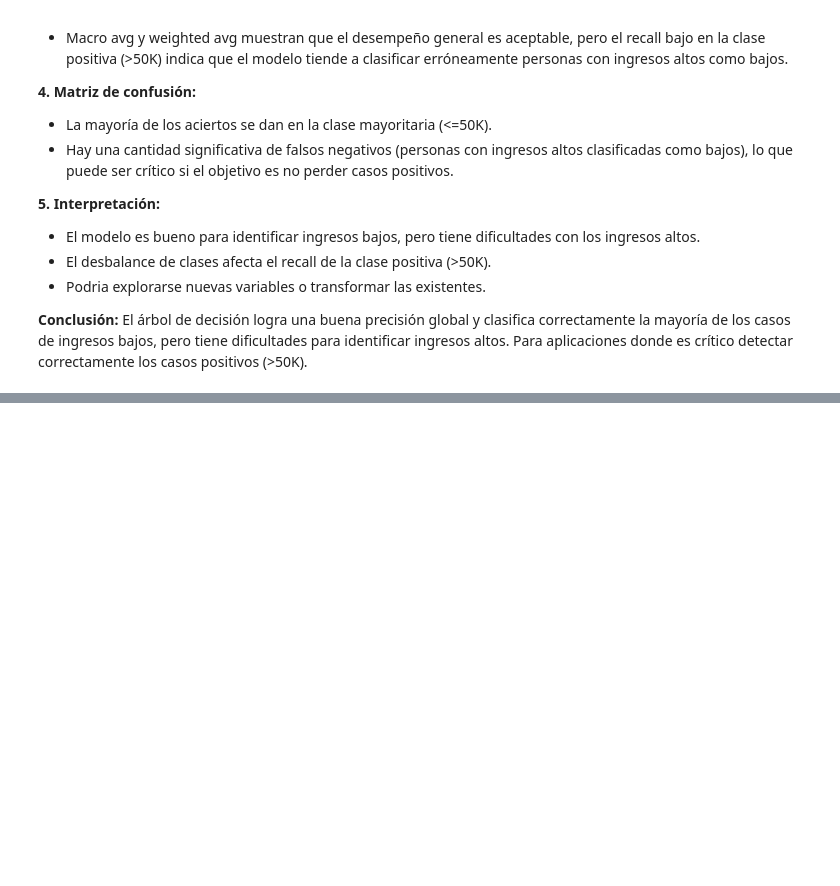
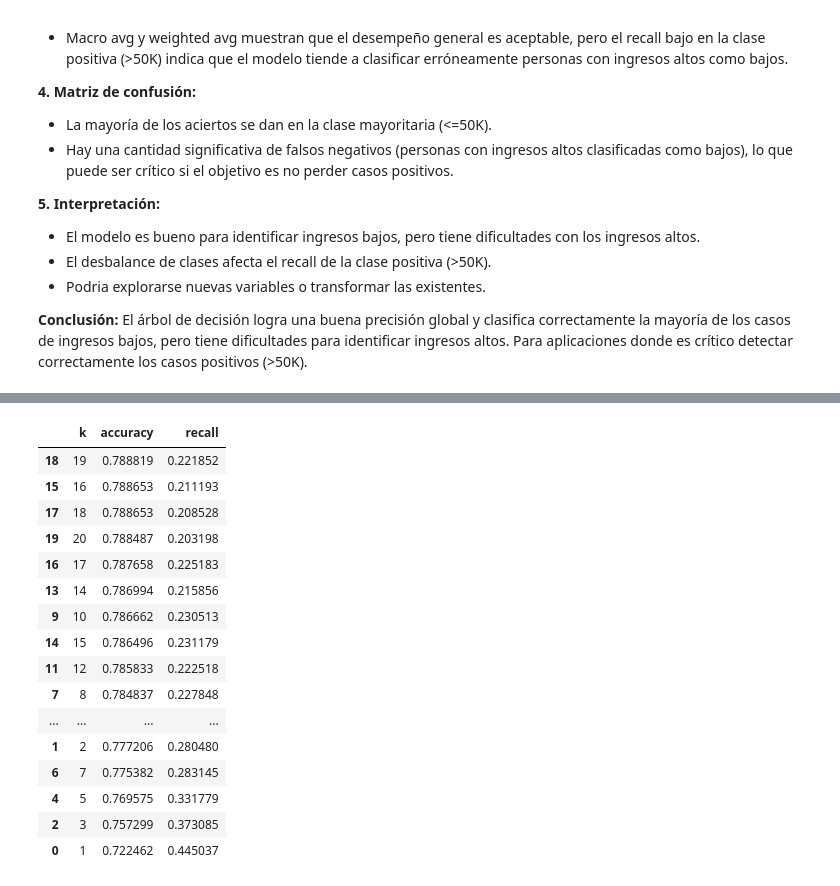
Before and after one commit to aalejoz25/adult_income_prediction_EDA_ML, a Jupyter notebook: adult_income_prediction.ipynb, the cells around one changed output, grey strips where cells are left out. Saved outputs shown, nothing was run; the diff lists cells and outputs as text; code cells hidden in the pictures; blank space fills up the shorter version.

```diff
--- a/adult_income_prediction.ipynb
+++ b/adult_income_prediction.ipynb
@@ -548,0 +585,13 @@ El árbol de decisión logra una buena precisión global y clasifica correctamen
+# %%
+X_one_hot = df_one_hot_encoded.drop('income', axis=1)
+y_one_hot = df_one_hot_encoded['income']
+X_train_one_hot, X_test_one_hot, y_train_one_hot, y_test_one_hot = train_test_split(
+    X_one_hot, y_one_hot, test_size=0.2, random_state=42, stratify=y_one_hot
+)
+
+print('Forma de X_train_one_hot:', X_train_one_hot.shape)
+print('Forma de X_test_one_hot:', X_test_one_hot.shape)
+print('Distribución de la variable objetivo en el conjunto de entrenamiento:')
+print(y_train_one_hot.value_counts(normalize=True).round(3))
+print('Distribución de la variable objetivo en el conjunto de prueba:')
+print(y_test_one_hot.value_counts(normalize=True).round(3))
@@ -548,0 +644,20 @@ El árbol de decisión logra una buena precisión global y clasifica correctamen
+# %%
+scores_df.sort_values('accuracy', ascending=False)
+# %% [output]
+|  | k | accuracy | recall |
+| 18 | 19 | 0.788819 | 0.221852 |
+| 15 | 16 | 0.788653 | 0.211193 |
+| 17 | 18 | 0.788653 | 0.208528 |
+| 19 | 20 | 0.788487 | 0.203198 |
+| 16 | 17 | 0.787658 | 0.225183 |
+| 13 | 14 | 0.786994 | 0.215856 |
+| 9 | 10 | 0.786662 | 0.230513 |
+| 14 | 15 | 0.786496 | 0.231179 |
+| 11 | 12 | 0.785833 | 0.222518 |
+| 7 | 8 | 0.784837 | 0.227848 |
+| ... | ... | ... | ... |
+| 1 | 2 | 0.777206 | 0.280480 |
+| 6 | 7 | 0.775382 | 0.283145 |
+| 4 | 5 | 0.769575 | 0.331779 |
+| 2 | 3 | 0.757299 | 0.373085 |
+| 0 | 1 | 0.722462 | 0.445037 |
```
Also changed, not shown: parts of 14 cells of this notebook.
